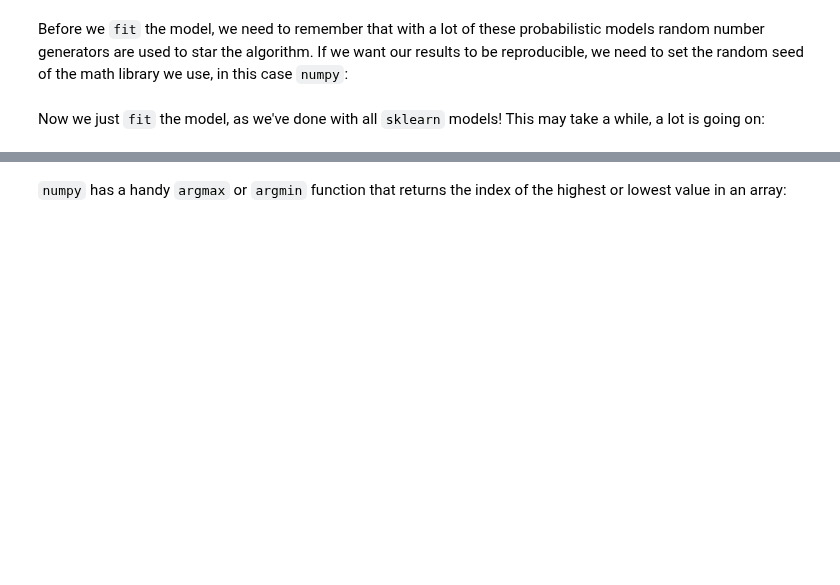
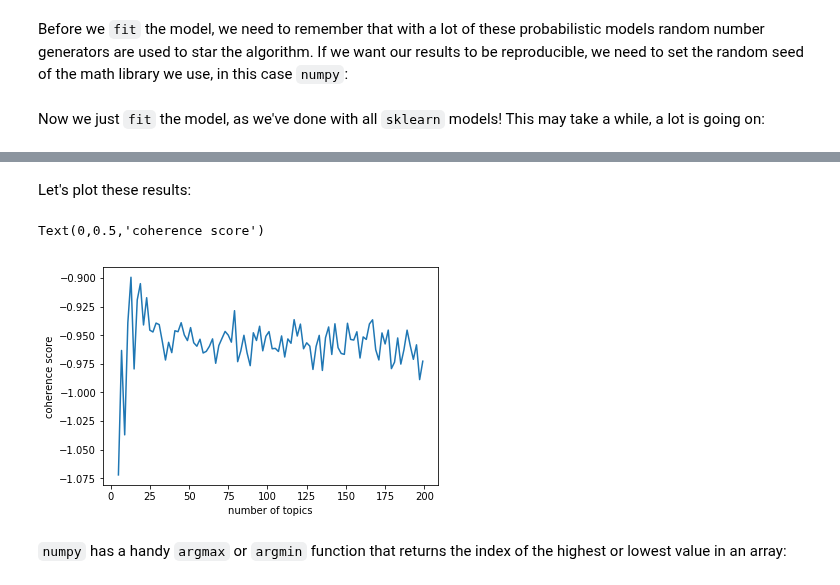
Before and after one commit to henchc/Rediscovering-Text-as-Data, a Jupyter notebook: 09-Topic-Modeling/01-Topic-Modeling.ipynb, the cells around one changed output, grey strips where cells are left out. Drawn from its saved outputs; the diff is of its cells as text; code cells hidden in the pictures; blank space fills up the shorter version.

```diff
--- a/09-Topic-Modeling/01-Topic-Modeling.ipynb
+++ b/09-Topic-Modeling/01-Topic-Modeling.ipynb
@@ -214,5 +304,12 @@ list(zip(try_topic_n, scores))
+# %% [markdown]
+Let's plot these results:
 # %%
 plt.plot(try_topic_n, [x for x in scores])
+plt.xlabel('number of topics')
+plt.ylabel('coherence score')
+# %% [output]
+Text(0,0.5,'coherence score')
+[figure, added]
 # %% [markdown]
 `numpy` has a handy `argmax` or `argmin` function that returns the index of the highest or lowest value in an array:
 # %%
```
Also changed, not shown: parts of 40 cells of this notebook, 2 other files.
